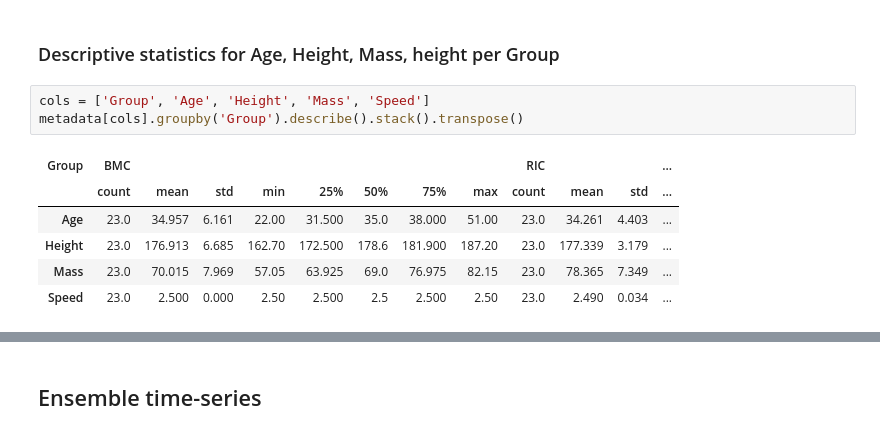
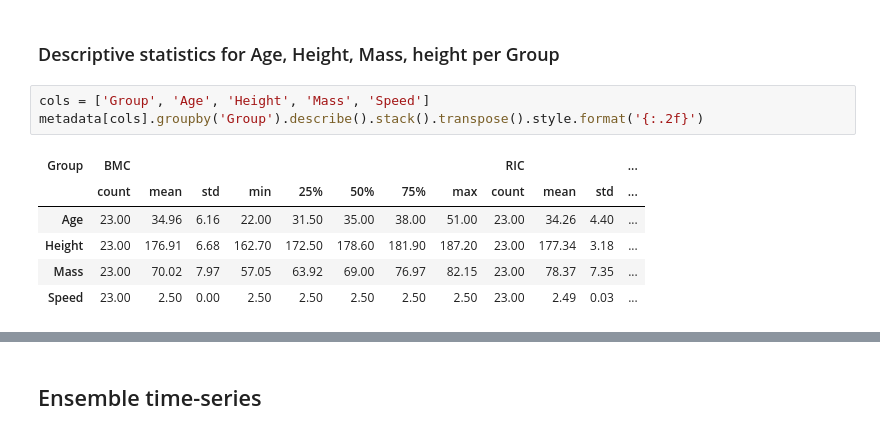
Before and after one commit to regifukuchi/BMC-RIC-running-biomechanics, a Jupyter notebook: notebooks/BMC_RIC_dataset.ipynb, the cells around one changed output, grey strips where cells are left out. Saved outputs shown, nothing was run; the diff lists cells and outputs as text.

```diff
--- a/notebooks/BMC_RIC_dataset.ipynb
+++ b/notebooks/BMC_RIC_dataset.ipynb
@@ -74,11 +121,11 @@ display(metadata)
 ### Descriptive statistics for Age, Height, Mass, height per Group
 # %%
 cols = ['Group', 'Age', 'Height', 'Mass', 'Speed']
-metadata[cols].groupby('Group').describe().stack().transpose()
+metadata[cols].groupby('Group').describe().stack().transpose().style.format('{:.2f}')
 # %% [output]
 | Group | BMC |  |  |  |  |  |  |  | RIC |  |  | ... |
 |  | count | mean | std | min | 25% | 50% | 75% | max | count | mean | std | ... |
-| Age | 23.0 | 34.957 | 6.161 | 22.00 | 31.500 | 35.0 | 38.000 | 51.00 | 23.0 | 34.261 | 4.403 | ... |
-| Height | 23.0 | 176.913 | 6.685 | 162.70 | 172.500 | 178.6 | 181.900 | 187.20 | 23.0 | 177.339 | 3.179 | ... |
-| Mass | 23.0 | 70.015 | 7.969 | 57.05 | 63.925 | 69.0 | 76.975 | 82.15 | 23.0 | 78.365 | 7.349 | ... |
-| Speed | 23.0 | 2.500 | 0.000 | 2.50 | 2.500 | 2.5 | 2.500 | 2.50 | 23.0 | 2.490 | 0.034 | ... |
+| Age | 23.00 | 34.96 | 6.16 | 22.00 | 31.50 | 35.00 | 38.00 | 51.00 | 23.00 | 34.26 | 4.40 | ... |
+| Height | 23.00 | 176.91 | 6.68 | 162.70 | 172.50 | 178.60 | 181.90 | 187.20 | 23.00 | 177.34 | 3.18 | ... |
+| Mass | 23.00 | 70.02 | 7.97 | 57.05 | 63.92 | 69.00 | 76.97 | 82.15 | 23.00 | 78.37 | 7.35 | ... |
+| Speed | 23.00 | 2.50 | 0.00 | 2.50 | 2.50 | 2.50 | 2.50 | 2.50 | 23.00 | 2.49 | 0.03 | ... |
```
Also changed, not shown: parts of 6 cells of this notebook.
